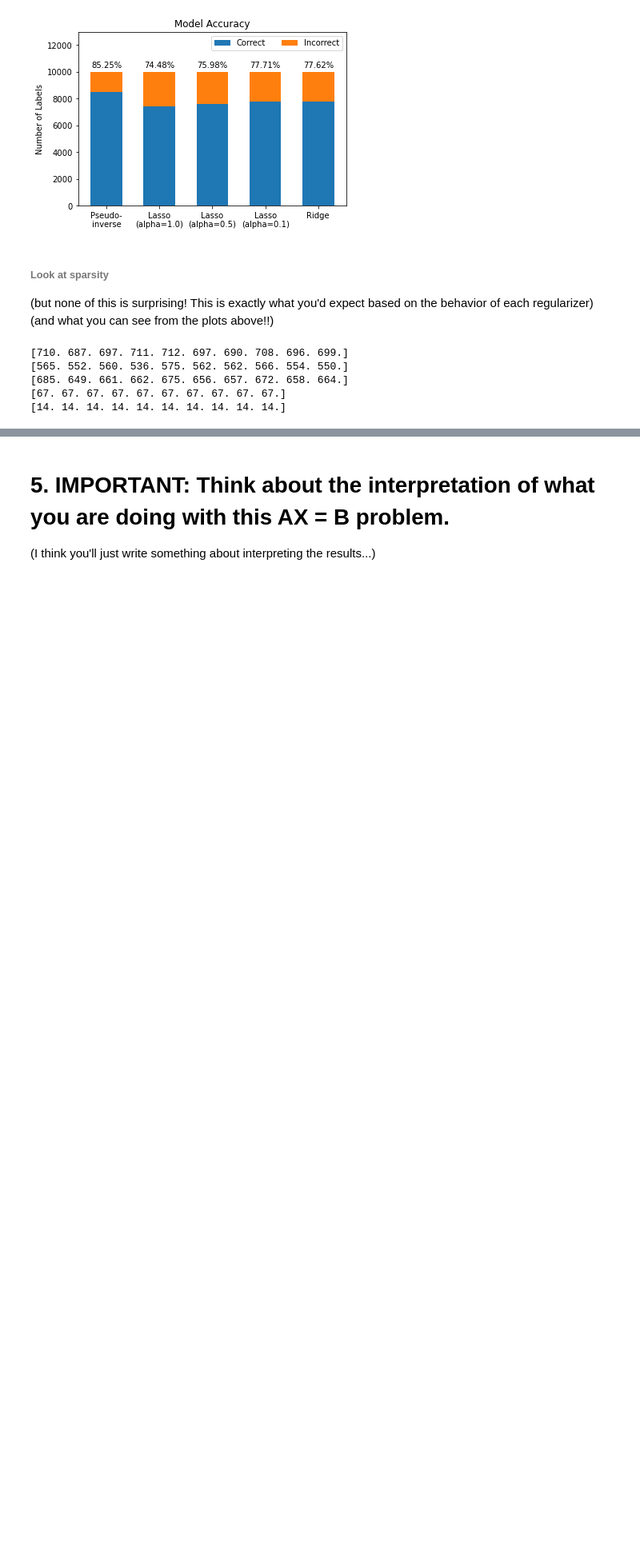
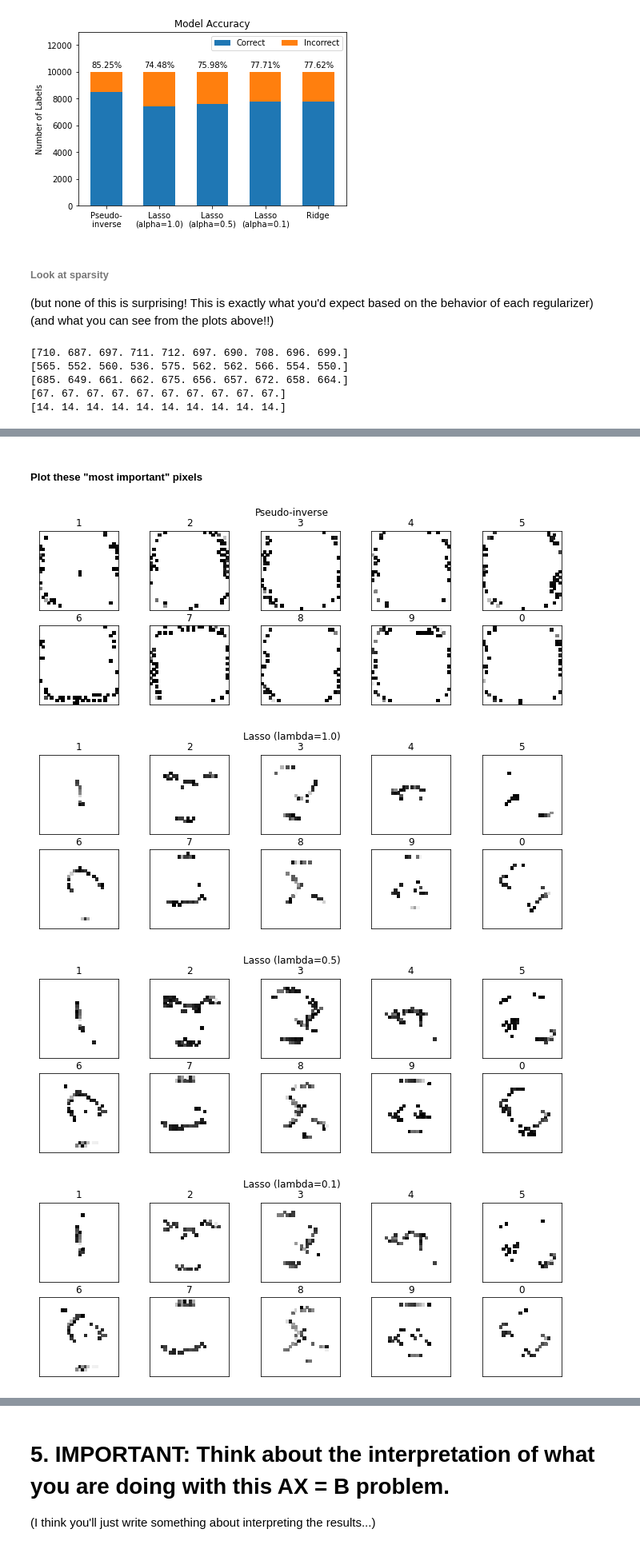
Before and after one commit to jacnugent/amath584, a Jupyter notebook: hw6_regression_and_sparsity/hw6_draft.ipynb, the cells around one changed output, grey strips where cells are left out. Shown at 80% size. Drawn from its saved outputs; the diff is of its cells as text; code cells hidden in the pictures; blank space fills up the shorter version.

```diff
--- a/hw6_regression_and_sparsity/hw6_draft.ipynb
+++ b/hw6_regression_and_sparsity/hw6_draft.ipynb
@@ -583,0 +565,22 @@ Does the intercept value matter? Someone mentioned that...
+# %%
+# pick most important pixels by using some percentile as a treshold
+
+pct = 90
+
+pinv_pct = np.percentile(np.abs(A_pinv.flatten()), pct)
+lasso_pct_1 = np.percentile(np.abs(A_lasso.flatten()), pct)
+lasso_pct_05 = np.percentile(np.abs(A_lasso_05.flatten()), pct)
+lasso_pct_01 = np.percentile(np.abs(A_lasso_01.flatten()), pct)
+ridge_pct = np.percentile(np.abs(A_ridge.flatten()), pct)
+
+new_A_pinv = np.where(A_pinv > pinv_pct, A_pinv,  0)
+new_A_lasso_1 = np.where(A_lasso > lasso_pct_1, A_lasso,  0)
+new_A_lasso_05 = np.where(A_lasso_05 > lasso_pct_05, A_lasso_05,  0)
+new_A_lasso_01 = np.where(A_lasso_01 > lasso_pct_01, A_lasso_05,  0)
+new_A_ridge = np.where(A_ridge > ridge_pct, A_ridge,  0)
+
+new_pinv_labs = new_A_pinv @ test_imgs.T
+new_lasso_labs = new_A_lasso_1 @ test_imgs.T
+new_lasso_05_labs = new_A_lasso_05 @ test_imgs.T
+new_lasso_01_labs = new_A_lasso_01 @ test_imgs.T
+new_ridge_labs = new_A_ridge @ test_imgs.T
@@ -583,0 +647,13 @@ Does the intercept value matter? Someone mentioned that...
+# %% [markdown]
+##### Plot these "most important" pixels
+# %%
+plot_weights(new_A_pinv, 'Pseudo-inverse', 'pinv_geq_90th', no_zero=True, save=True)
+plot_weights(new_A_lasso, 'Lasso (lambda=1.0)', 'lasso_1_geq_90th', no_zero=True, save=True)
+plot_weights(new_A_lasso_05, 'Lasso (lambda=0.5)', 'lasso_05_geq_90th', no_zero=True, save=True)
+plot_weights(new_A_lasso_01, 'Lasso (lambda=0.1)', 'lasso_01_geq_90th', no_zero=True, save=True)
+plot_weights(new_A_ridge, 'Ridge (lambda=1.0)', 'ridge_geq_90th', no_zero=True, save=True)
+# %% [output]
+[figure, added]
+[figure, added]
+[figure, added]
+[figure, added]
```
Also changed, not shown: parts of 15 cells of this notebook, 10 other files.
